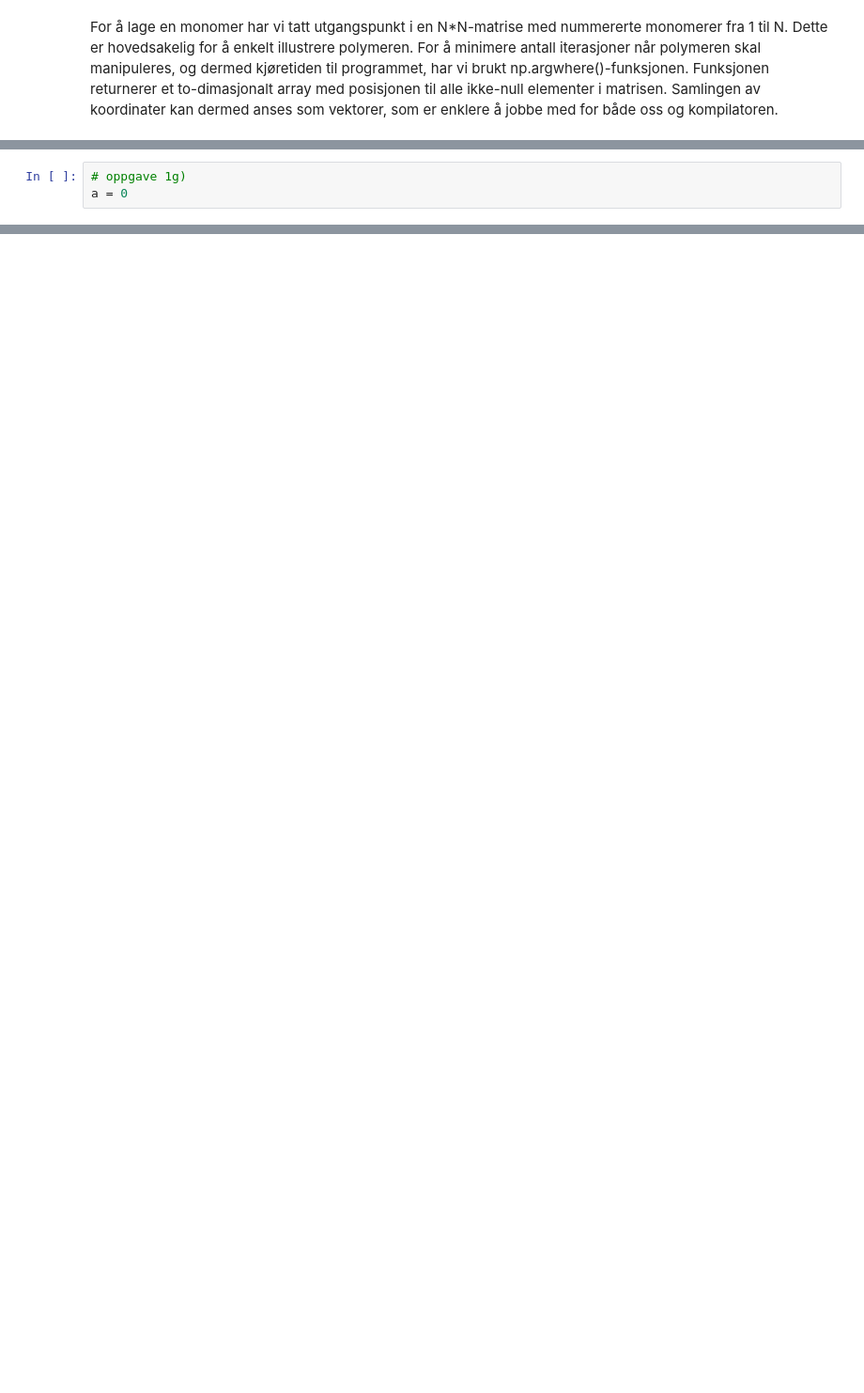
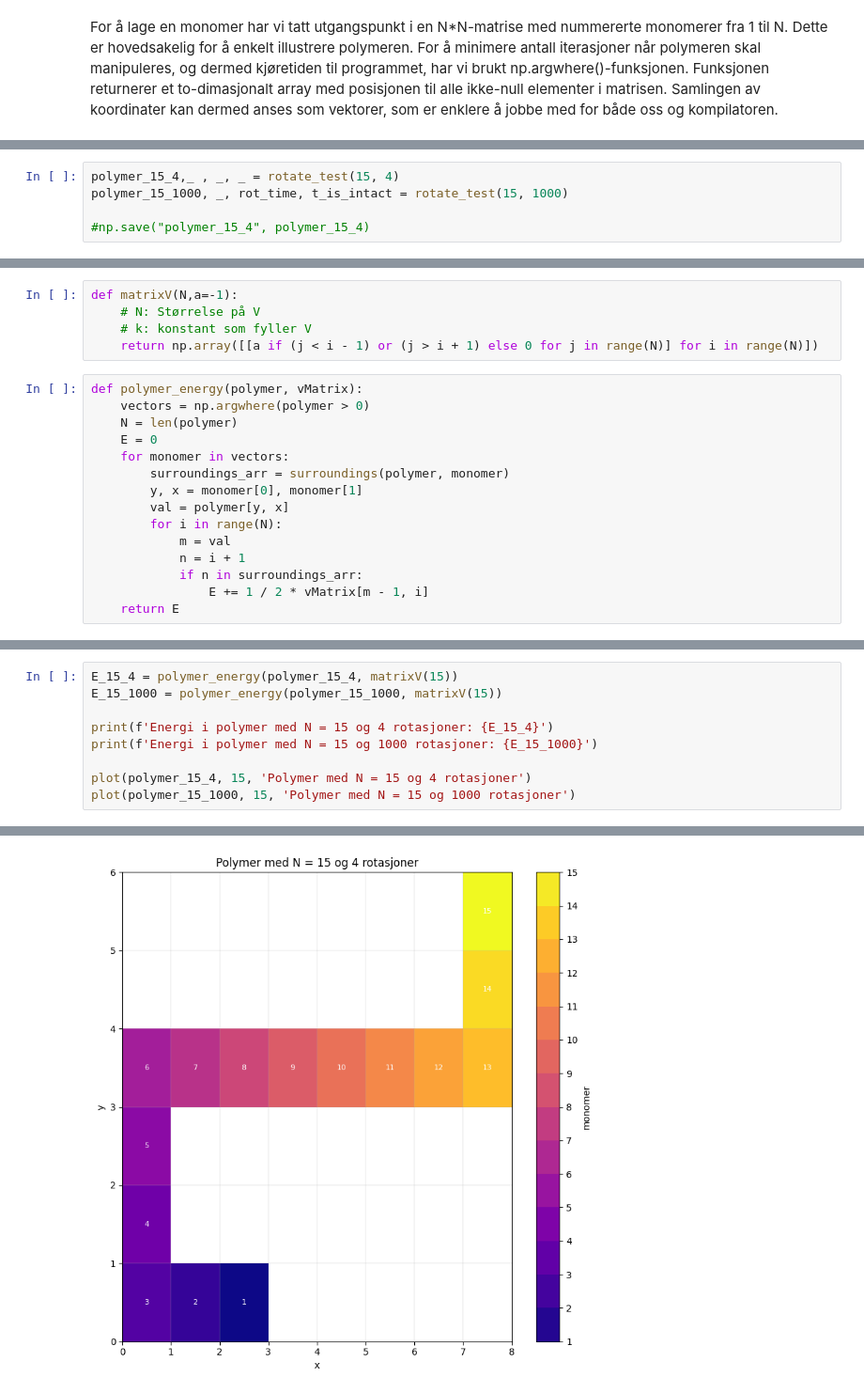
Before and after one commit to TrymSaether/monte-carlo-polymer-folding, a Jupyter notebook: rapport/rapport.ipynb, the cells around one changed output, grey strips where cells are left out. Shown at 94% size. Cells and saved outputs as stored; diff of their text form; blank space fills up the shorter version.

```diff
--- a/rapport/rapport.ipynb
+++ b/rapport/rapport.ipynb
@@ -141,6 +215,3 @@ def rotate(polymer, coord, direction):
         rotated_polymer[new_i, new_j] = val
 
     return polymer, rotated_polymer
-# %%
-# oppgave 1g)
-a = 0
@@ -146,0 +253,5 @@ a = 0
+# %%
+polymer_15_4,_ , _, _ = rotate_test(15, 4)
+polymer_15_1000, _, rot_time, t_is_intact = rotate_test(15, 1000)
+
+#np.save("polymer_15_4", polymer_15_4)
@@ -146,0 +385,20 @@ a = 0
+# %%
+def matrixV(N,a=-1):
+    # N: Størrelse på V
+    # k: konstant som fyller V
+    return np.array([[a if (j < i - 1) or (j > i + 1) else 0 for j in range(N)] for i in range(N)])
+# %%
+def polymer_energy(polymer, vMatrix):
+    vectors = np.argwhere(polymer > 0)
+    N = len(polymer)
+    E = 0
+    for monomer in vectors:
+        surroundings_arr = surroundings(polymer, monomer)
+        y, x = monomer[0], monomer[1]
+        val = polymer[y, x]
+        for i in range(N):
+            m = val
+            n = i + 1
+            if n in surroundings_arr:
+                E += 1 / 2 * vMatrix[m - 1, i]
+    return E
@@ -146,0 +407,10 @@ a = 0
+# %%
+E_15_4 = polymer_energy(polymer_15_4, matrixV(15))
+E_15_1000 = polymer_energy(polymer_15_1000, matrixV(15))
+
+print(f'Energi i polymer med N = 15 og 4 rotasjoner: {E_15_4}')
+print(f'Energi i polymer med N = 15 og 1000 rotasjoner: {E_15_1000}')
+
+plot(polymer_15_4, 15, 'Polymer med N = 15 og 4 rotasjoner')
+plot(polymer_15_1000, 15, 'Polymer med N = 15 og 1000 rotasjoner')
+# %% [output]
@@ -146,0 +419 @@ a = 0
+[figure, added]
```
Also changed, not shown: parts of 31 cells of this notebook.
